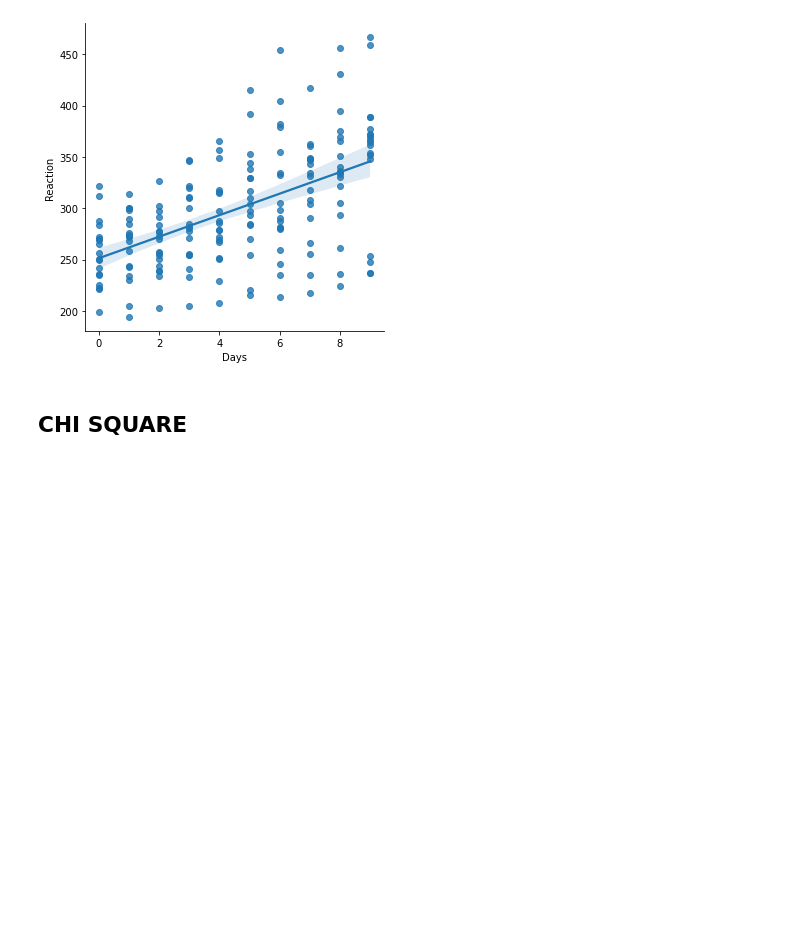
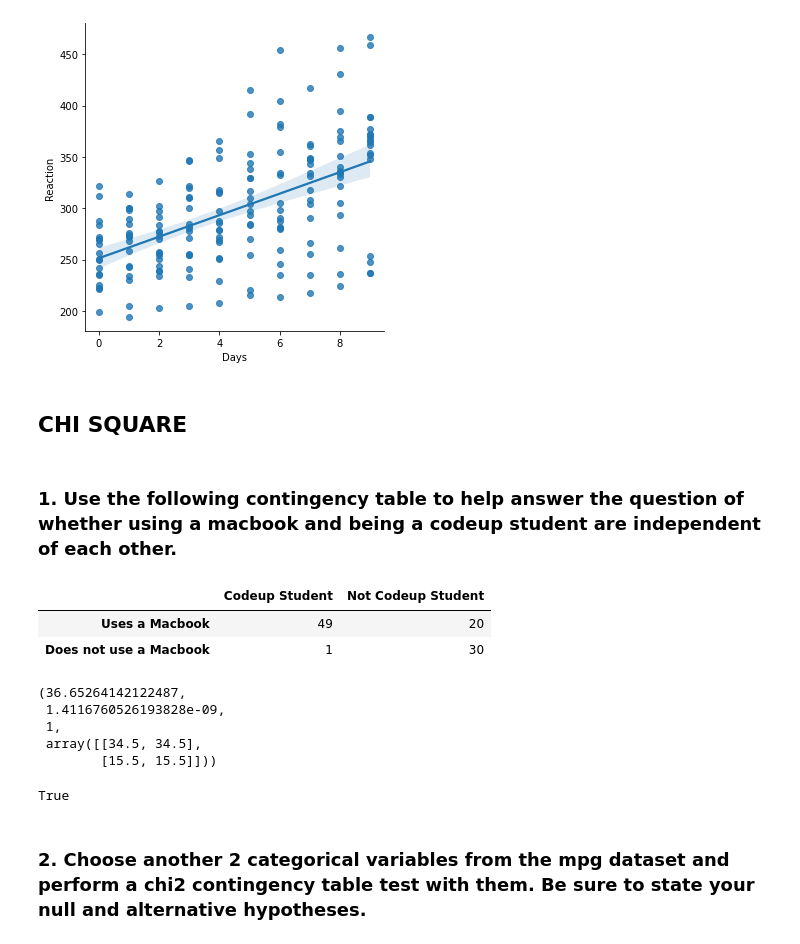
Before and after one commit to morgancross2/statistics-exercises, a Jupyter notebook: hypothesis_testing.ipynb, the cells around one changed output. Drawn from its saved outputs; the diff is of its cells as text; code cells hidden in the pictures; blank space fills up the shorter version.

```diff
--- a/hypothesis_testing.ipynb
+++ b/hypothesis_testing.ipynb
@@ -521,3 +521,5 @@ plt.show()
 [figure]
 # %% [markdown]
 ## CHI SQUARE
+# %% [markdown]
+### 1. Use the following contingency table to help answer the question of whether using a macbook and being a codeup student are independent of each other.
@@ -523,0 +529,22 @@ plt.show()
+# %%
+table = pd.DataFrame([[49, 20], [1, 30]])
+table.columns = ['Codeup Student','Not Codeup Student']
+table.index = ['Uses a Macbook','Does not use a Macbook']
+table
+# %% [output]
+|  | Codeup Student | Not Codeup Student |
+| Uses a Macbook | 49 | 20 |
+| Does not use a Macbook | 1 | 30 |
+# %%
+chi2, pval, degf, expected = stats.chi2_contingency(table)
+chi2, pval, degf, expected
+# %% [output]
+(36.65264142122487,
+ 1.4116760526193828e-09,
+ 1,
+ array([[34.5, 34.5],
+        [15.5, 15.5]]))
+# %%
+pval < α
+# %% [output]
+True
@@ -523,0 +553,2 @@ plt.show()
+# %% [markdown]
+### 2. Choose another 2 categorical variables from the mpg dataset and perform a chi2 contingency table test with them. Be sure to state your null and alternative hypotheses.
```
Also changed, not shown: parts of 32 cells of this notebook.
